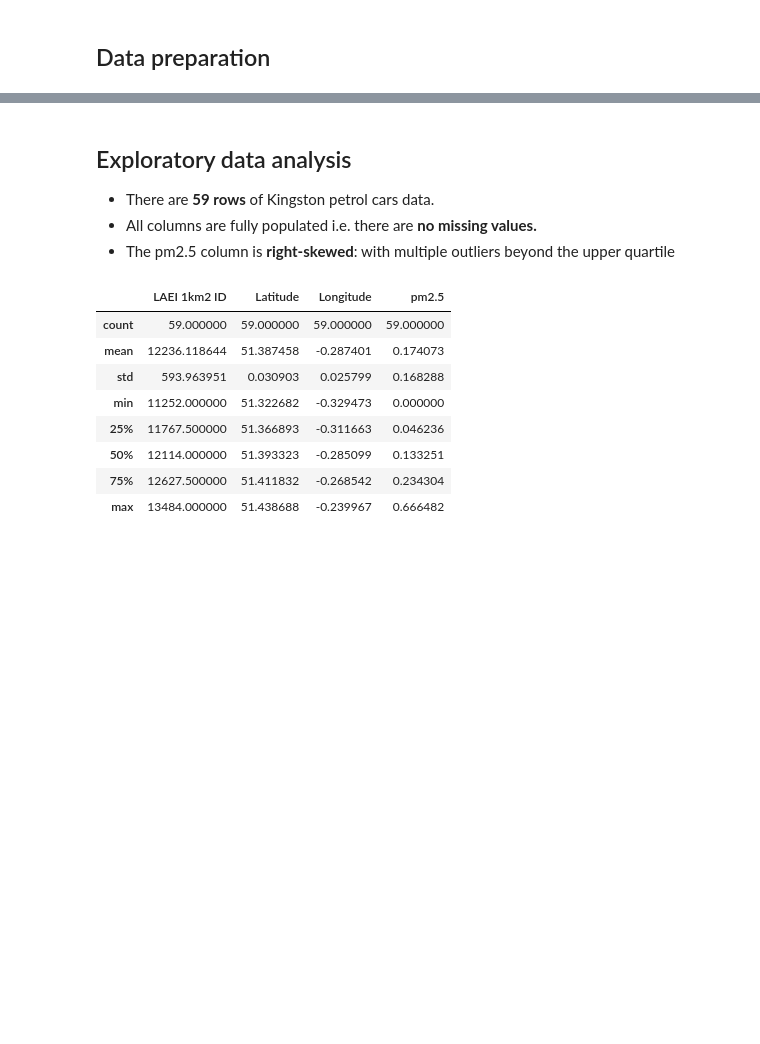
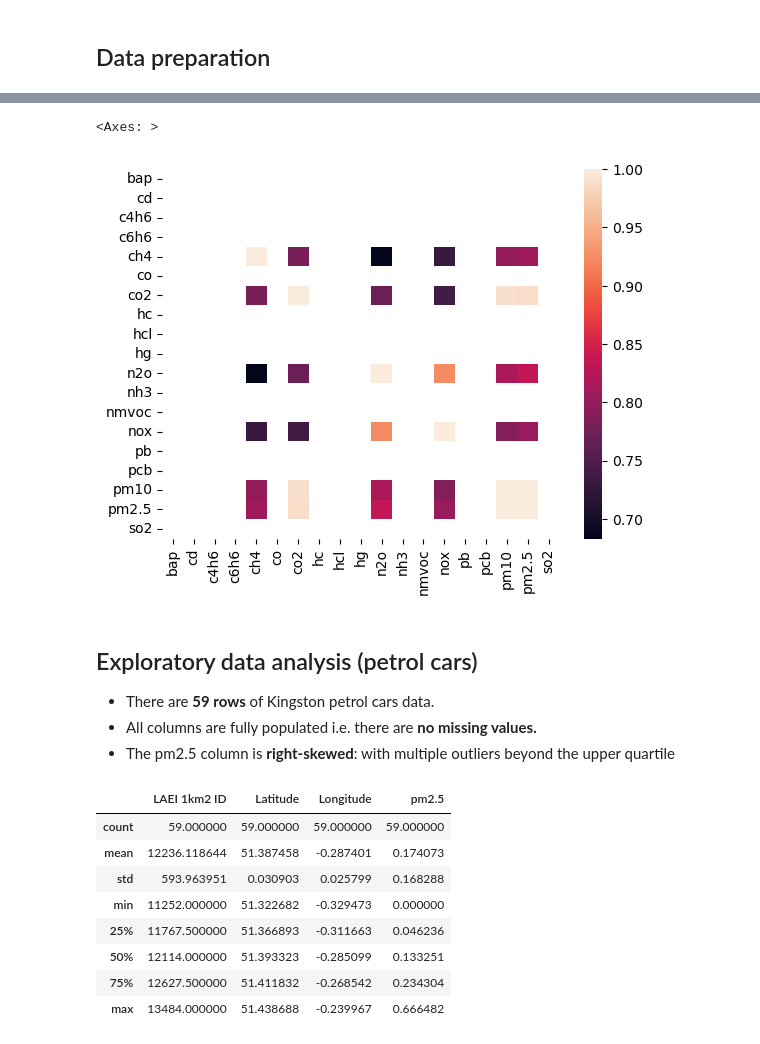
Before and after one commit to andrewsivanesan/London-air-quality, a Jupyter notebook: LondonAirQualityAnalysis.ipynb, the cells around one changed output, grey strips where cells are left out. Cells and saved outputs as stored; diff of their text form; code cells hidden in the pictures; blank space fills up the shorter version.

```diff
--- a/LondonAirQualityAnalysis.ipynb
+++ b/LondonAirQualityAnalysis.ipynb
@@ -34,8 +34,13 @@ transformer = Transformer.from_crs("EPSG:27700", "EPSG:4326")
 fname = "EmissionsByGridID_2022to2030.csv"
 fname_boundary = "KingstonUponThamesBoundary.geojson"
 # %%
+# define filter condition
+cond = (df["Year"] == 2022) & (df["Borough"] == "Kingston") & (df["Sector"] == "Road Transport")
+
 # read in the file
 df = pd.read_csv(fname)
+# filter the data
+df = df[cond].copy()
 
 # create latitude and longitude columns
 # This cell takes around 30 seconds to run
@@ -52,0 +61,4 @@ petrol_cars = df[cond_kingston_petrol_cars][cols]
+# %%
+pollutant_cols = ['bap', 'cd', 'c4h6', 'c6h6', 'ch4', 'co', 'co2', 'hc', 'hcl', 'hg', 'n2o', 'nh3', 'nmvoc', 'nox', 'pb', 'pcb', 'pm10', 'pm2.5', 'so2']
+
+df[pollutant_cols].describe()
@@ -53,5 +75,14 @@ petrol_cars = df[cond_kingston_petrol_cars][cols]
+# %%
+# Calculate the correlation matrix for the pollutants
+corr = df[pollutant_cols].corr()
+
+# plot the heatmap
+sns.heatmap(corr)
+# %% [output]
+<Axes: >
+[figure, added]
 # %% [markdown]
-## Exploratory data analysis
+## Exploratory data analysis (petrol cars)
 
 * There are **59 rows** of Kingston petrol cars data.
 * All columns are fully populated i.e. there are **no missing values.**
```
Also changed, not shown: parts of 4 cells of this notebook.
